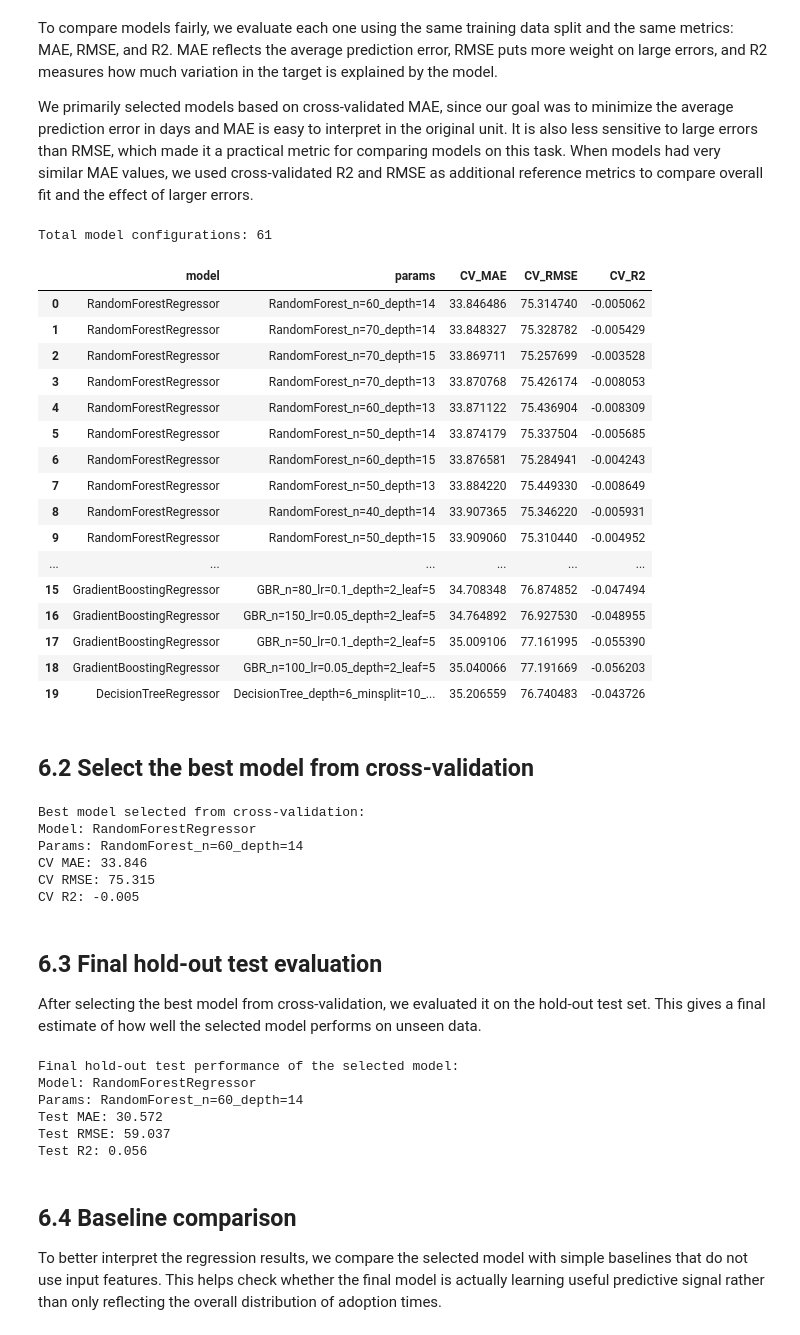
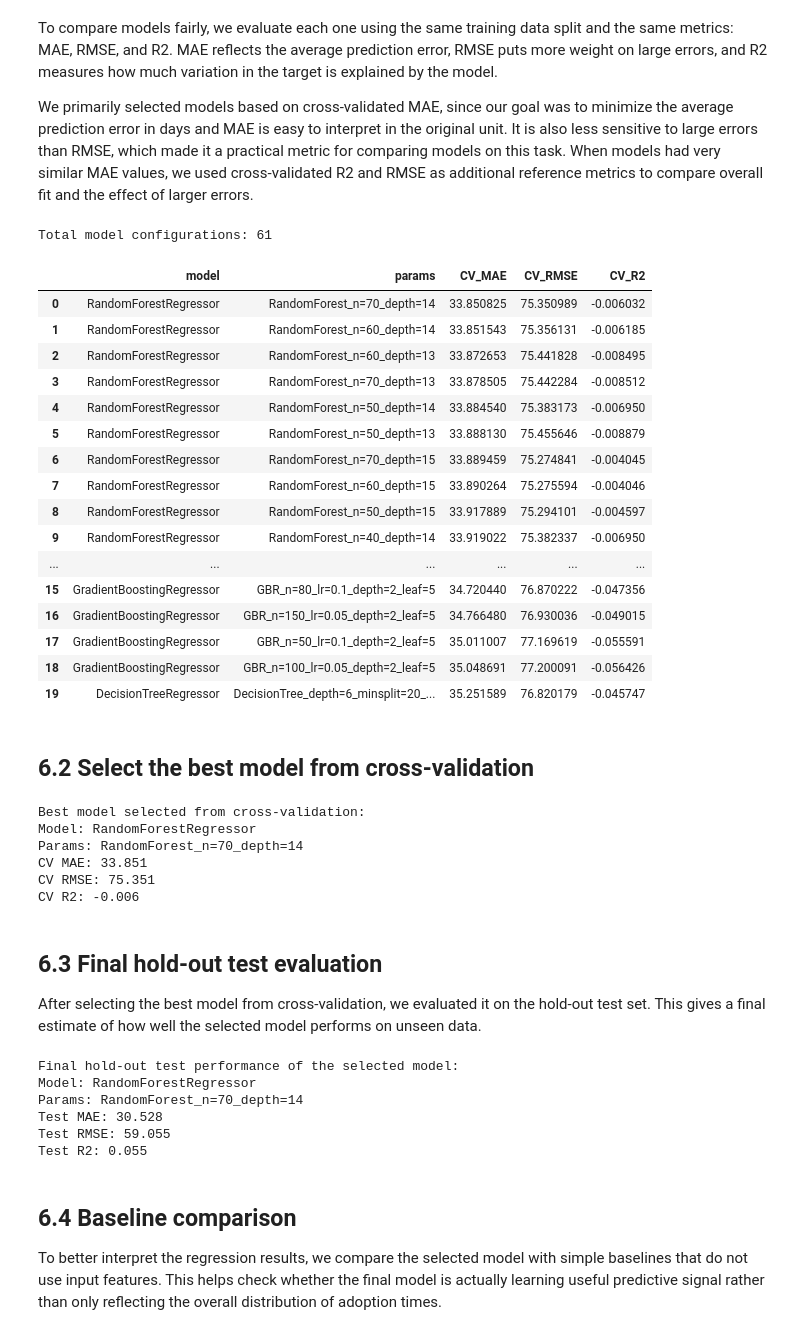
Before and after one commit to myz0601/cs7180-streamlit-app, a Jupyter notebook: notebooks/regression_model.ipynb, the cells around one changed output. Saved outputs shown, nothing was run; the diff lists cells and outputs as text; code cells hidden in the pictures.

```diff
--- a/notebooks/regression_model.ipynb
+++ b/notebooks/regression_model.ipynb
@@ -808,38 +807,28 @@ from sklearn.ensemble import (
 
 model_specs = []
 
-# -------------------------
 # Baselines
-# -------------------------
 model_specs.append(("Dummy_mean", DummyRegressor(strategy='mean')))
 model_specs.append(("Dummy_median", DummyRegressor(strategy='median')))
 
-# -------------------------
 # Linear baseline
-# -------------------------
 model_specs.append(("LinearRegression", LinearRegression()))
 
-# -------------------------
 # Ridge
-# -------------------------
 for alpha in [0.001, 0.01, 0.1, 1.0, 5.0, 10.0]:
     model_specs.append((
         f"Ridge_alpha={alpha}",
         Ridge(alpha=alpha, random_state=42)
     ))
 
-# -------------------------
 # Lasso
-# -------------------------
 for alpha in [0.0001, 0.0005, 0.001, 0.005, 0.01]:
     model_specs.append((
         f"Lasso_alpha={alpha}",
         Lasso(alpha=alpha, max_iter=5000, random_state=42)
     ))
 
-# -------------------------
 # ElasticNet
-# -------------------------
 for alpha, l1_ratio in [
     (0.0005, 0.2),
     (0.0005, 0.5),
@@ -852,16 +841,14 @@ for alpha, l1_ratio in [
         ElasticNet(alpha=alpha, l1_ratio=l1_ratio, max_iter=5000, random_state=42)
     ))
 
-# -------------------------
 # Decision Tree
-# -------------------------
-for depth, min_split, min_leaf, ccp in [
-    (4, 20, 10, 0.0),
-    (6, 10, 5, 0.0),
-    (8, 10, 5, 0.0),
-    (10, 5, 2, 0.0),
-    (12, 5, 2, 0.0),
-    (8, 10, 5, 1e-4),
+for depth, min_split, min_leaf in [
+    (4, 20, 10),
+    (6, 20, 10),
+    (8, 10, 5),
+    (10, 10, 5),
+    (12, 5, 2),
+    (16, 5, 1),
 ]:
     model_specs.append((
         f"DecisionTree_depth={depth}_minsplit={min_split}_minleaf={min_leaf}",
@@ -874,7 +861,6 @@ for depth, min_split, min_leaf, ccp in [
     ))
 
 # Random Forest
-# -------------------------
 for n_estimators, depth in [
     (40, 13),
     (50, 13),
@@ -901,9 +887,7 @@ for n_estimators, depth in [
         )
     ))
 
-# -------------------------
 # Extra Trees
-# -------------------------
 for n_estimators, depth, min_leaf in [
     (40, 12, 1),
     (50, 12, 1),
@@ -928,9 +912,7 @@ for n_estimators, depth, min_leaf in [
         )
     ))
 
-# -------------------------
 # Gradient Boosting
-# -------------------------
 for n_estimators, lr, depth, min_leaf in [
     (50, 0.1, 2, 5),
     (80, 0.1, 2, 5),
@@ -951,9 +933,7 @@ for n_estimators, lr, depth, min_leaf in [
         )
     ))
 
-# -------------------------
 # AdaBoost
-# -------------------------
 for n_estimators, lr in [
     (50, 0.05),
     (100, 0.05),
@@ -995,49 +975,49 @@ for params_label, base_model in model_specs:
         X_train,
         y_train,
         cv=cv,
         scoring={
             'mae': 'neg_mean_absolute_error',
             'rmse': 'neg_root_mean_squared_error',
             'r2': 'r2'
         },
         n_jobs=-1
     )
 
     results.append({
         'model': base_model.__class__.__name__,
         'params': params_label,
         'CV_MAE': -cv_scores['test_mae'].mean(),
         'CV_RMSE': -cv_scores['test_rmse'].mean(),
         'CV_R2': cv_scores['test_r2'].mean(),
     })
 
 results_df = (
     pd.DataFrame(results)
       .sort_values(by=['CV_MAE', 'CV_R2', 'CV_RMSE'],
                    ascending=[True, False, True])
       .reset_index(drop=True)
 )
 
 results_df.head(20)
 # %% [output]
 Total model configurations: 61
 |  | model | params | CV_MAE | CV_RMSE | CV_R2 |
-| 0 | RandomForestRegressor | RandomForest_n=60_depth=14 | 33.846486 | 75.314740 | -0.005062 |
-| 1 | RandomForestRegressor | RandomForest_n=70_depth=14 | 33.848327 | 75.328782 | -0.005429 |
-| 2 | RandomForestRegressor | RandomForest_n=70_depth=15 | 33.869711 | 75.257699 | -0.003528 |
-| 3 | RandomForestRegressor | RandomForest_n=70_depth=13 | 33.870768 | 75.426174 | -0.008053 |
-| 4 | RandomForestRegressor | RandomForest_n=60_depth=13 | 33.871122 | 75.436904 | -0.008309 |
-| 5 | RandomForestRegressor | RandomForest_n=50_depth=14 | 33.874179 | 75.337504 | -0.005685 |
-| 6 | RandomForestRegressor | RandomForest_n=60_depth=15 | 33.876581 | 75.284941 | -0.004243 |
-| 7 | RandomForestRegressor | RandomForest_n=50_depth=13 | 33.884220 | 75.449330 | -0.008649 |
-| 8 | RandomForestRegressor | RandomForest_n=40_depth=14 | 33.907365 | 75.346220 | -0.005931 |
-| 9 | RandomForestRegressor | RandomForest_n=50_depth=15 | 33.909060 | 75.310440 | -0.004952 |
+| 0 | RandomForestRegressor | RandomForest_n=70_depth=14 | 33.850825 | 75.350989 | -0.006032 |
+| 1 | RandomForestRegressor | RandomForest_n=60_depth=14 | 33.851543 | 75.356131 | -0.006185 |
+| 2 | RandomForestRegressor | RandomForest_n=60_depth=13 | 33.872653 | 75.441828 | -0.008495 |
+| 3 | RandomForestRegressor | RandomForest_n=70_depth=13 | 33.878505 | 75.442284 | -0.008512 |
+| 4 | RandomForestRegressor | RandomForest_n=50_depth=14 | 33.884540 | 75.383173 | -0.006950 |
+| 5 | RandomForestRegressor | RandomForest_n=50_depth=13 | 33.888130 | 75.455646 | -0.008879 |
+| 6 | RandomForestRegressor | RandomForest_n=70_depth=15 | 33.889459 | 75.274841 | -0.004045 |
+| 7 | RandomForestRegressor | RandomForest_n=60_depth=15 | 33.890264 | 75.275594 | -0.004046 |
+| 8 | RandomForestRegressor | RandomForest_n=50_depth=15 | 33.917889 | 75.294101 | -0.004597 |
+| 9 | RandomForestRegressor | RandomForest_n=40_depth=14 | 33.919022 | 75.382337 | -0.006950 |
 | ... | ... | ... | ... | ... | ... |
-| 15 | GradientBoostingRegressor | GBR_n=80_lr=0.1_depth=2_leaf=5 | 34.708348 | 76.874852 | -0.047494 |
-| 16 | GradientBoostingRegressor | GBR_n=150_lr=0.05_depth=2_leaf=5 | 34.764892 | 76.927530 | -0.048955 |
-| 17 | GradientBoostingRegressor | GBR_n=50_lr=0.1_depth=2_leaf=5 | 35.009106 | 77.161995 | -0.055390 |
-| 18 | GradientBoostingRegressor | GBR_n=100_lr=0.05_depth=2_leaf=5 | 35.040066 | 77.191669 | -0.056203 |
-| 19 | DecisionTreeRegressor | DecisionTree_depth=6_minsplit=10_... | 35.206559 | 76.740483 | -0.043726 |
+| 15 | GradientBoostingRegressor | GBR_n=80_lr=0.1_depth=2_leaf=5 | 34.720440 | 76.870222 | -0.047356 |
+| 16 | GradientBoostingRegressor | GBR_n=150_lr=0.05_depth=2_leaf=5 | 34.766480 | 76.930036 | -0.049015 |
+| 17 | GradientBoostingRegressor | GBR_n=50_lr=0.1_depth=2_leaf=5 | 35.011007 | 77.169619 | -0.055591 |
+| 18 | GradientBoostingRegressor | GBR_n=100_lr=0.05_depth=2_leaf=5 | 35.048691 | 77.200091 | -0.056426 |
+| 19 | DecisionTreeRegressor | DecisionTree_depth=6_minsplit=20_... | 35.251589 | 76.820179 | -0.045747 |
 # %% [markdown]
 ## 6.2 Select the best model from cross-validation ##
 # %%
@@ -1055,10 +1035,10 @@ print(f"CV R2: {best_row['CV_R2']:.3f}")
 # %% [output]
 Best model selected from cross-validation:
 Model: RandomForestRegressor
-Params: RandomForest_n=60_depth=14
-CV MAE: 33.846
-CV RMSE: 75.315
-CV R2: -0.005
+Params: RandomForest_n=70_depth=14
+CV MAE: 33.851
+CV RMSE: 75.351
+CV R2: -0.006
 # %% [markdown]
 ## 6.3 Final hold-out test evaluation ##
 After selecting the best model from cross-validation, we evaluated it on the hold-out test set. This gives a final estimate of how well the selected model performs on unseen data.
@@ -1095,10 +1075,10 @@ print(f"Test R2: {selected_test_r2:.3f}")
 # %% [output]
 Final hold-out test performance of the selected model:
 Model: RandomForestRegressor
-Params: RandomForest_n=60_depth=14
-Test MAE: 30.572
-Test RMSE: 59.037
-Test R2: 0.056
+Params: RandomForest_n=70_depth=14
+Test MAE: 30.528
+Test RMSE: 59.055
+Test R2: 0.055
 # %% [markdown]
 
 ## 6.4 Baseline comparison ##
```
Also changed, not shown: parts of 12 cells of this notebook, 8 other files.
